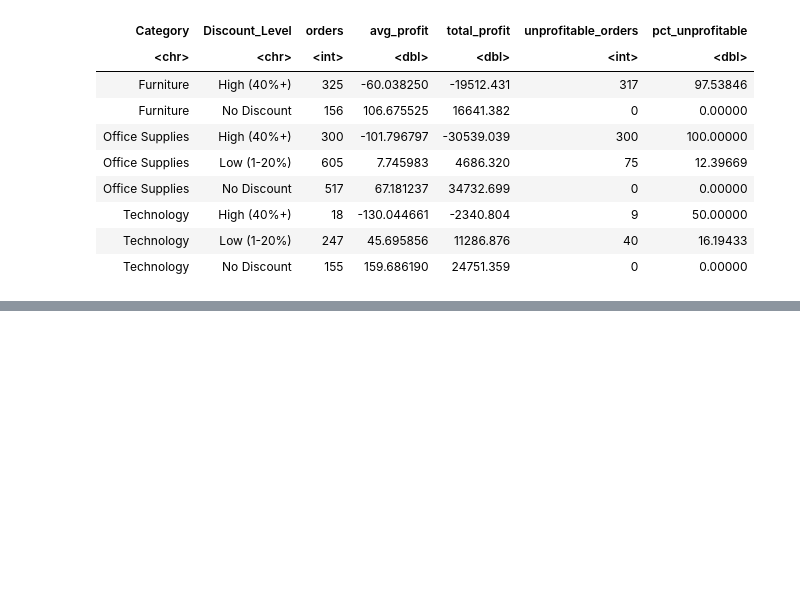
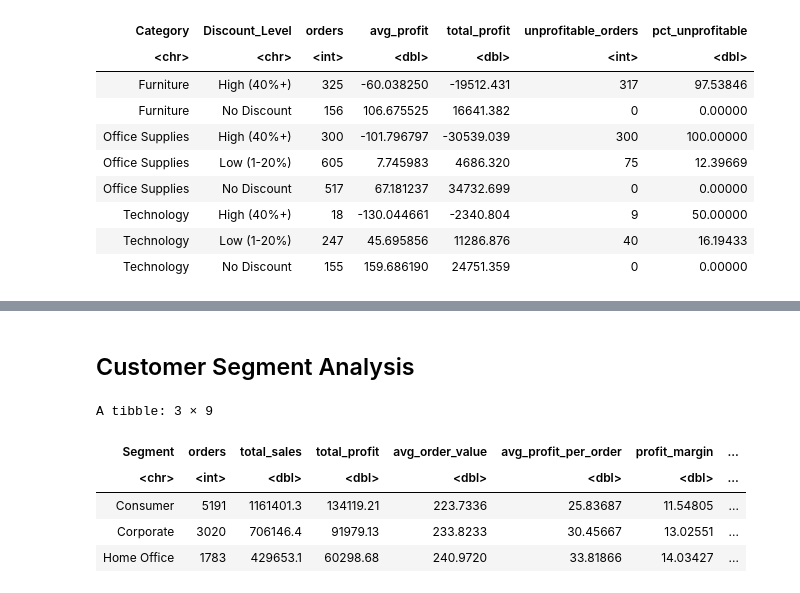
Before and after one commit to pawanU03/EDA-Superstore, a Jupyter notebook: superstore_eda.ipynb, the cells around one changed output, grey strips where cells are left out. Cells and saved outputs as stored; diff of their text form; code cells hidden in the pictures; blank space fills up the shorter version.

```diff
--- a/superstore_eda.ipynb
+++ b/superstore_eda.ipynb
@@ -815,0 +928,26 @@ A tibble: 8 × 7
+# %% [markdown]
+## Customer Segment Analysis
+# %%
+# customer segment overview
+segment_overview <- superstore %>%
+group_by(Segment) %>%
+summarise(
+    orders = n(),
+    total_sales = sum(Sales),
+    total_profit = sum(Profit),
+    avg_order_value = mean(Sales),
+    avg_profit_per_order = mean(Profit),
+    profit_margin = (sum(Profit) / sum(Sales)) * 100,
+    unprofitable_orders = sum(Profit < 0),
+    percentage_unprofitable = (sum(Profit < 0) / n()) * 100
+) %>%
+arrange(desc(total_profit))
+
+segment_overview
+# %% [output]
+A tibble: 3 × 9
+| Segment | orders | total_sales | total_profit | avg_order_value | avg_profit_per_order | profit_margin | ... |
+| <chr> | <int> | <dbl> | <dbl> | <dbl> | <dbl> | <dbl> | ... |
+| Consumer | 5191 | 1161401.3 | 134119.21 | 223.7336 | 25.83687 | 11.54805 | ... |
+| Corporate | 3020 | 706146.4 | 91979.13 | 233.8233 | 30.45667 | 13.02551 | ... |
+| Home Office | 1783 | 429653.1 | 60298.68 | 240.9720 | 33.81866 | 14.03427 | ... |
```
Also changed, not shown: parts of 20 cells of this notebook.
